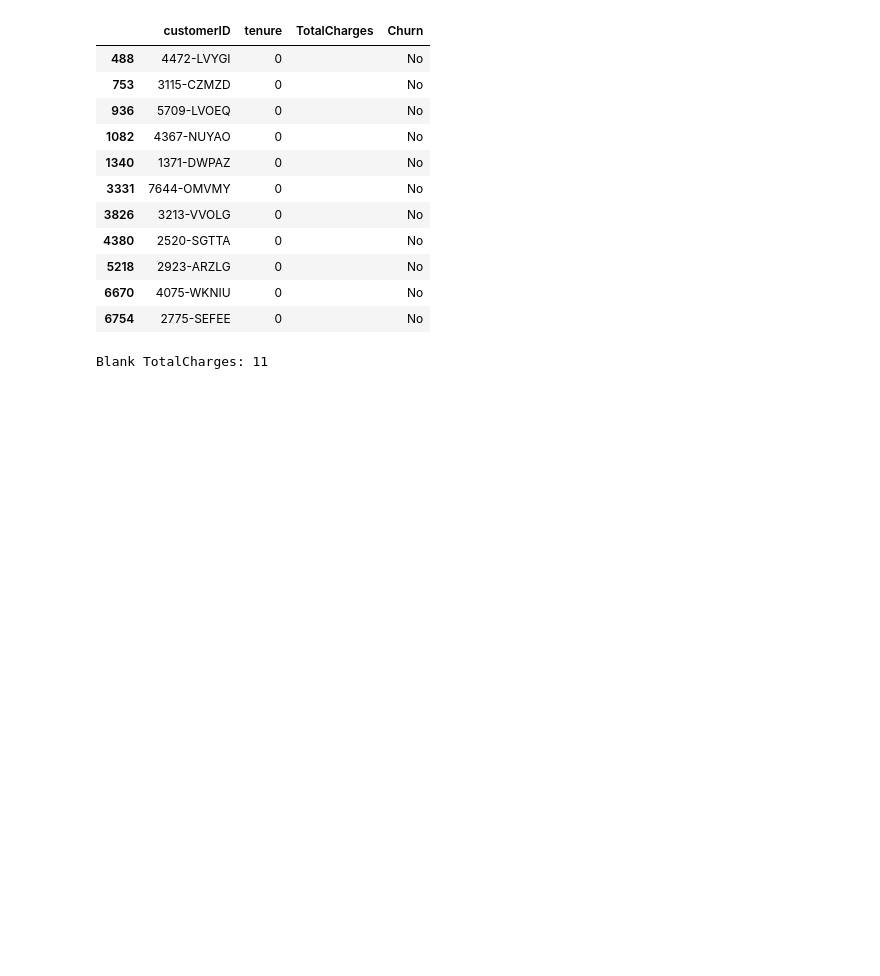
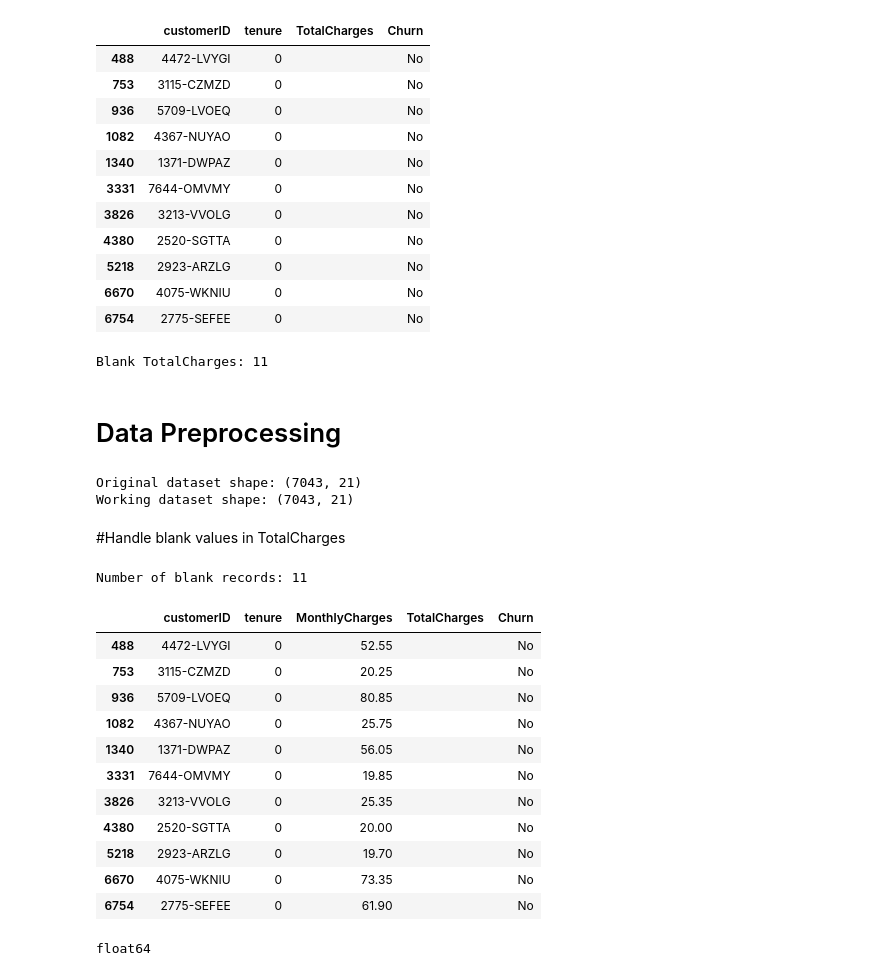
Before and after one commit to Teja694/customer-churn-prediction, a Jupyter notebook: notebooks/01_data_understanding.ipynb, the cells around one changed output. Saved outputs shown, nothing was run; the diff lists cells and outputs as text; code cells hidden in the pictures; blank space fills up the shorter version.

Commit message:
Implement data preprocessing and feature encoding

```diff
--- a/notebooks/01_data_understanding.ipynb
+++ b/notebooks/01_data_understanding.ipynb
@@ -408,3 +408,54 @@ blank_count = (
 print("Blank TotalCharges:", blank_count)
 # %% [output]
 Blank TotalCharges: 11
+# %% [markdown]
+# Data Preprocessing
+# %%
+# Create a copy of the original dataset
+
+df_clean = df.copy()
+
+print("Original dataset shape:", df.shape)
+print("Working dataset shape:", df_clean.shape)
+# %% [output]
+Original dataset shape: (7043, 21)
+Working dataset shape: (7043, 21)
+# %% [markdown]
+#Handle blank values in TotalCharges
+# %%
+
+
+blank_records = df_clean[
+    df_clean["TotalCharges"].astype(str).str.strip() == ""
+]
+
+print("Number of blank records:", len(blank_records))
+
+blank_records[
+    ["customerID", "tenure", "MonthlyCharges", "TotalCharges", "Churn"]
+]
+# %% [output]
+Number of blank records: 11
+|  | customerID | tenure | MonthlyCharges | TotalCharges | Churn |
+| 488 | 4472-LVYGI | 0 | 52.55 |  | No |
+| 753 | 3115-CZMZD | 0 | 20.25 |  | No |
+| 936 | 5709-LVOEQ | 0 | 80.85 |  | No |
+| 1082 | 4367-NUYAO | 0 | 25.75 |  | No |
+| 1340 | 1371-DWPAZ | 0 | 56.05 |  | No |
+| 3331 | 7644-OMVMY | 0 | 19.85 |  | No |
+| 3826 | 3213-VVOLG | 0 | 25.35 |  | No |
+| 4380 | 2520-SGTTA | 0 | 20.00 |  | No |
+| 5218 | 2923-ARZLG | 0 | 19.70 |  | No |
+| 6670 | 4075-WKNIU | 0 | 73.35 |  | No |
+| 6754 | 2775-SEFEE | 0 | 61.90 |  | No |
+# %%
+
+
+df_clean["TotalCharges"] = pd.to_numeric(
+    df_clean["TotalCharges"],
+    errors="coerce"
+)
+
+print(df_clean["TotalCharges"].dtype)
+# %% [output]
+float64
```
Also changed, not shown: parts of 18 cells of this notebook.
